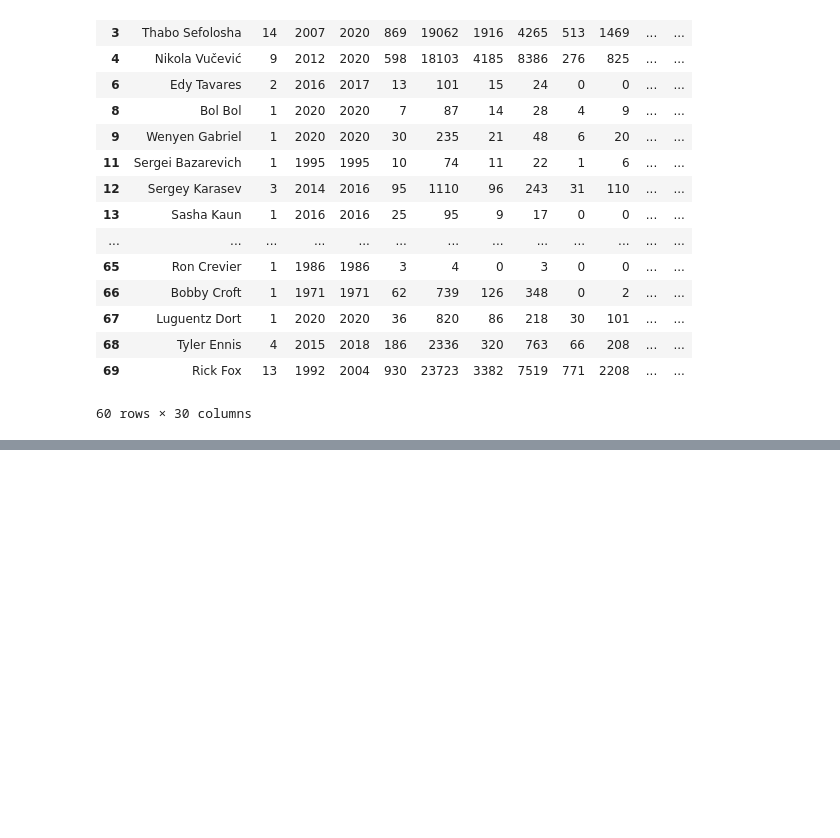
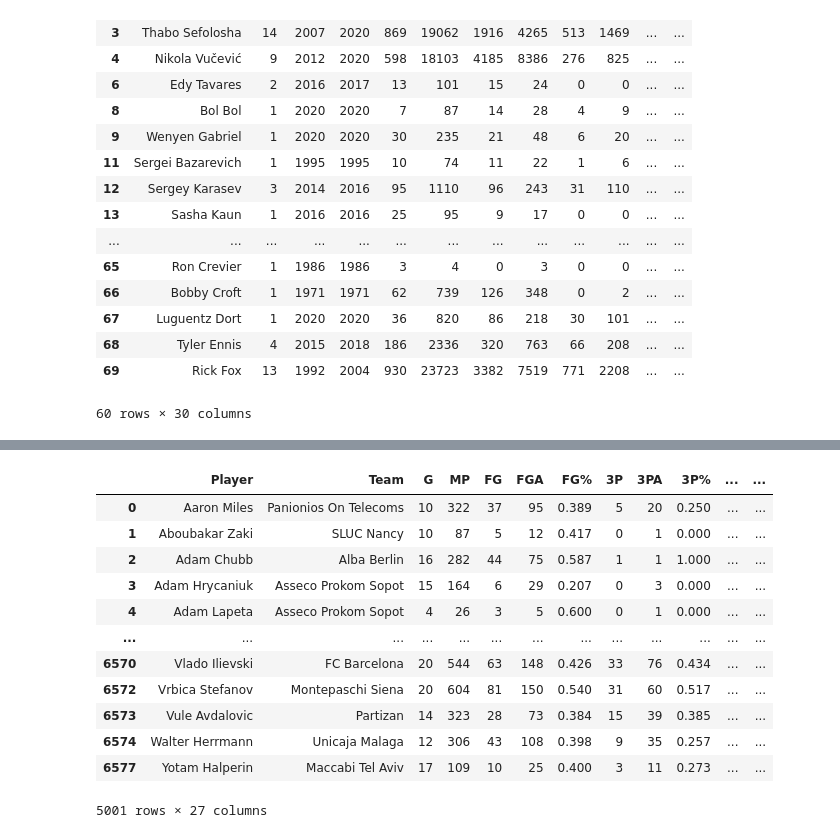
Before and after one commit to robsavage619/euroleague, a Jupyter notebook: exploration.ipynb, the cells around one changed output, grey strips where cells are left out. Cells and saved outputs as stored; diff of their text form; code cells hidden in the pictures; blank space fills up the shorter version.

```diff
--- a/exploration.ipynb
+++ b/exploration.ipynb
@@ -83,0 +112,19 @@ df.head(60)
+# %%
+# Dropping rows with incomplete information. I'm not too concerned with the information lost here since most
+# players with meaningful minutes will have some contribution to each metric.
+euro_df = euro_df.dropna()
+euro_df
+# %% [output]
+|  | Player | Team | G | MP | FG | FGA | FG% | 3P | 3PA | 3P% | ... | ... |
+| 0 | Aaron Miles | Panionios On Telecoms | 10 | 322 | 37 | 95 | 0.389 | 5 | 20 | 0.250 | ... | ... |
+| 1 | Aboubakar Zaki | SLUC Nancy | 10 | 87 | 5 | 12 | 0.417 | 0 | 1 | 0.000 | ... | ... |
+| 2 | Adam Chubb | Alba Berlin | 16 | 282 | 44 | 75 | 0.587 | 1 | 1 | 1.000 | ... | ... |
+| 3 | Adam Hrycaniuk | Asseco Prokom Sopot | 15 | 164 | 6 | 29 | 0.207 | 0 | 3 | 0.000 | ... | ... |
+| 4 | Adam Lapeta | Asseco Prokom Sopot | 4 | 26 | 3 | 5 | 0.600 | 0 | 1 | 0.000 | ... | ... |
+| ... | ... | ... | ... | ... | ... | ... | ... | ... | ... | ... | ... | ... |
+| 6570 | Vlado Ilievski | FC Barcelona | 20 | 544 | 63 | 148 | 0.426 | 33 | 76 | 0.434 | ... | ... |
+| 6572 | Vrbica Stefanov | Montepaschi Siena | 20 | 604 | 81 | 150 | 0.540 | 31 | 60 | 0.517 | ... | ... |
+| 6573 | Vule Avdalovic | Partizan | 14 | 323 | 28 | 73 | 0.384 | 15 | 39 | 0.385 | ... | ... |
+| 6574 | Walter Herrmann | Unicaja Malaga | 12 | 306 | 43 | 108 | 0.398 | 9 | 35 | 0.257 | ... | ... |
+| 6577 | Yotam Halperin | Maccabi Tel Aviv | 17 | 109 | 10 | 25 | 0.400 | 3 | 11 | 0.273 | ... | ... |
+5001 rows × 27 columns
```
Also changed, not shown: parts of 5 cells of this notebook, 43 other files.
